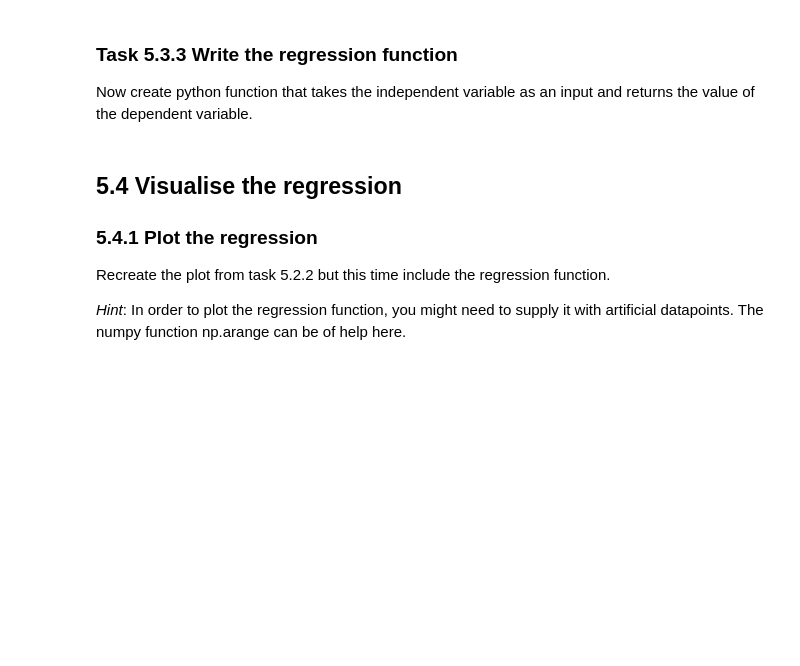
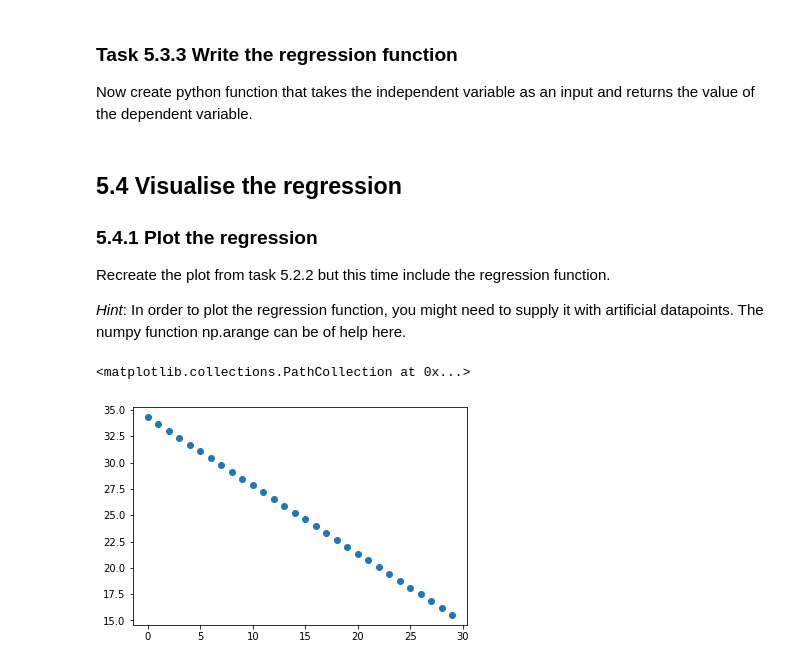
Before and after one commit to joe-hannes/DAIS, a Jupyter notebook: week2/Regression.ipynb, the cells around one changed output. Drawn from its saved outputs; the diff is of its cells as text; code cells hidden in the pictures; blank space fills up the shorter version.

```diff
--- a/week2/Regression.ipynb
+++ b/week2/Regression.ipynb
@@ -92,3 +114,14 @@ Calculate $\beta_1$ and save the result in the variable _beta_one_.
 # %%
-# Your code here
-beta_one = # your result here.
+enum = 0
+denom = 0
+x_mean = np.mean(x)
+medv_mean = np.mean(medv)
+for i in range(len(x)-1):
+  x_sub = x[i] - x_mean
+  x_sub_sq = x_sub**2
+  enum += x_sub * (medv[i] - medv_mean)
+  denom += x_sub_sq
+
+beta_one = enum / denom
+
+print(beta_one)
@@ -102,5 +137,6 @@ Again, $\bar{y}$ and $\bar{x}$ are the mean values of the variables y and x, res
 
 Calculate $\beta_0$ and save the result in the variable _beta_zero_.
 # %%
-# Your code here
-beta_zero = # your result here
+
+beta_zero = medv_mean - (beta_one - x_mean)
+print(beta_zero)
@@ -109,7 +147,7 @@ beta_zero = # your result here
 Now create python function that takes the independent variable as an input and returns the value of the dependent variable.
 # %%
 def regress(x):
-    # your code here
+    y = beta_zero + beta_one * x
     return y
 # %% [markdown]
 ## 5.4 Visualise the regression
@@ -121,3 +159,15 @@ Recreate the plot from task 5.2.2 but this time include the regression function.
 _Hint_: In order to plot the regression function, you might need to supply it with artificial datapoints. The numpy function np.arange can be of help here.
 # %%
 # your code here
+rm_art = np.arange(0,30)
+medv_reg = []
+for i in range(len(rm_art)):
+  medv_reg.append(regress(rm_art[i]))
+
+plt.xlabel = 'number of rooms'
+plt.ylabel = 'Median value of owner- occupied homes in $1000\'s'
+plt.title = 'Plot of the Regression Function with artifical values'
+plt.scatter(rm_art, medv_reg)
+# %% [output]
+<matplotlib.collections.PathCollection at 0x...>
+[figure, added]
```
Also changed, not shown: parts of 7 cells of this notebook.
